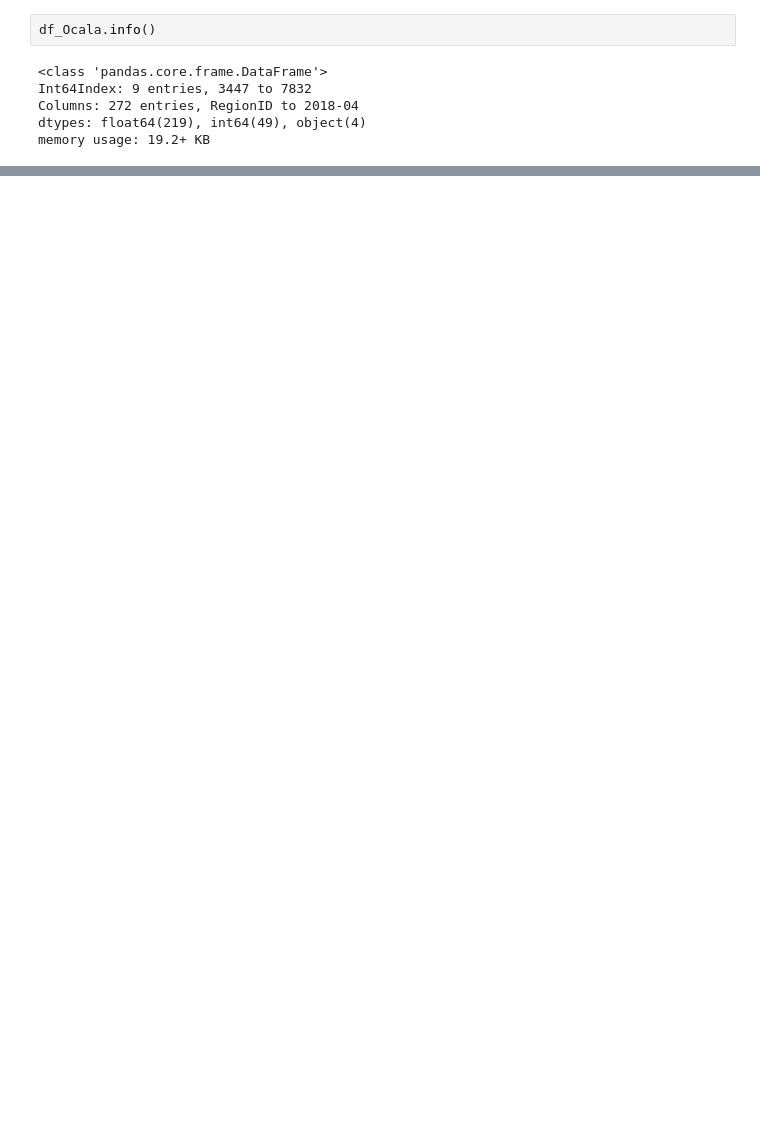
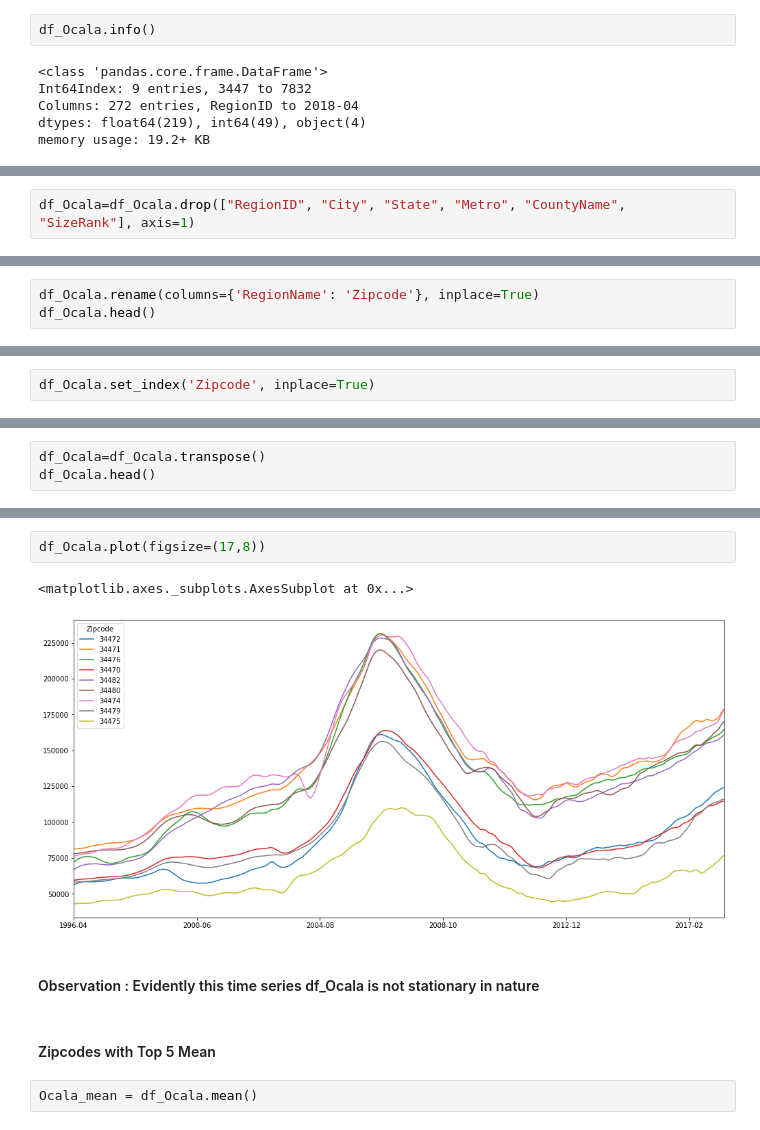
Before and after one commit to ksis1st/Zillow_TimeSeries_Prediction, a Jupyter notebook: Zillow_Ocala_ZIPCODE.ipynb, the cells around one changed output, grey strips where cells are left out. Saved outputs shown, nothing was run; the diff lists cells and outputs as text; blank space fills up the shorter version.

```diff
--- a/Zillow_Ocala_ZIPCODE.ipynb
+++ b/Zillow_Ocala_ZIPCODE.ipynb
@@ -226,0 +366,2 @@ memory usage: 19.2+ KB
+# %%
+df_Ocala=df_Ocala.drop(["RegionID", "City", "State", "Metro", "CountyName", "SizeRank"], axis=1)
@@ -226,0 +379,3 @@ memory usage: 19.2+ KB
+# %%
+df_Ocala.rename(columns={'RegionName': 'Zipcode'}, inplace=True)
+df_Ocala.head()
@@ -226,0 +391,2 @@ memory usage: 19.2+ KB
+# %%
+df_Ocala.set_index('Zipcode', inplace=True)
@@ -226,0 +403,3 @@ memory usage: 19.2+ KB
+# %%
+df_Ocala=df_Ocala.transpose()
+df_Ocala.head()
@@ -226,0 +425,11 @@ memory usage: 19.2+ KB
+# %%
+df_Ocala.plot(figsize=(17,8))
+# %% [output]
+<matplotlib.axes._subplots.AxesSubplot at 0x...>
+[figure, added]
+# %% [markdown]
+#### Observation : Evidently this time series df_Ocala is not stationary in nature
+# %% [markdown]
+#### Zipcodes with Top 5 Mean
+# %%
+Ocala_mean = df_Ocala.mean()
```
Also changed, not shown: parts of 33 cells of this notebook.
